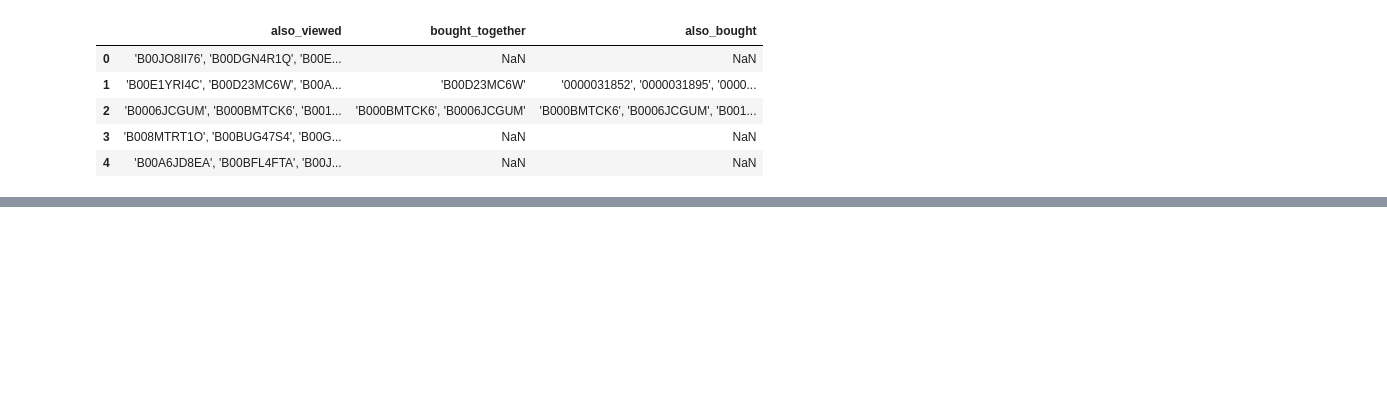
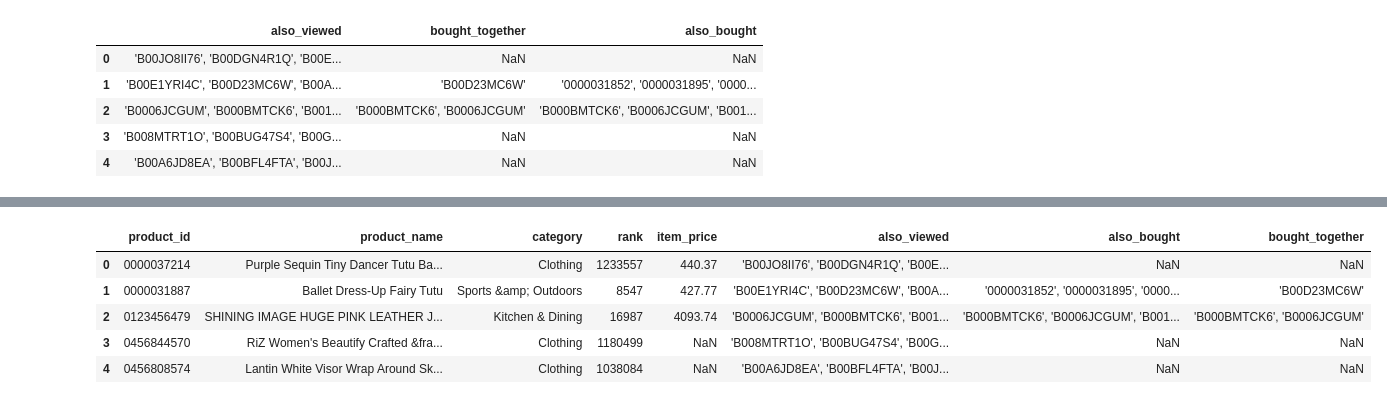
Before and after one commit to adithyarganesh/Quick-Basket, a Jupyter notebook: Preprocessing_part_2.ipynb, the cells around one changed output, grey strips where cells are left out. Cells and saved outputs as stored; diff of their text form; code cells hidden in the pictures; blank space fills up the shorter version.

```diff
--- a/Preprocessing_part_2.ipynb
+++ b/Preprocessing_part_2.ipynb
@@ -138,0 +265,2 @@ new_df = df.sort_values("rank")
+# %%
+dataset = sales
@@ -138,0 +278,11 @@ new_df = df.sort_values("rank")
+# %%
+dataset = dataset[['product_id', 'product_name', 'category', 'rank', 'item_price','also_viewed','also_bought','bought_together']]
+# %%
+dataset.head()
+# %% [output]
+|  | product_id | product_name | category | rank | item_price | also_viewed | also_bought | bought_together |
+| 0 | 0000037214 | Purple Sequin Tiny Dancer Tutu Ba... | Clothing | 1233557 | 440.37 | 'B00JO8II76', 'B00DGN4R1Q', 'B00E... | NaN | NaN |
+| 1 | 0000031887 | Ballet Dress-Up Fairy Tutu | Sports &amp; Outdoors | 8547 | 427.77 | 'B00E1YRI4C', 'B00D23MC6W', 'B00A... | '0000031852', '0000031895', '0000... | 'B00D23MC6W' |
+| 2 | 0123456479 | SHINING IMAGE HUGE PINK LEATHER J... | Kitchen & Dining | 16987 | 4093.74 | 'B0006JCGUM', 'B000BMTCK6', 'B001... | 'B000BMTCK6', 'B0006JCGUM', 'B001... | 'B000BMTCK6', 'B0006JCGUM' |
+| 3 | 0456844570 | RiZ Women's Beautify Crafted &fra... | Clothing | 1180499 | NaN | 'B008MTRT1O', 'B00BUG47S4', 'B00G... | NaN | NaN |
+| 4 | 0456808574 | Lantin White Visor Wrap Around Sk... | Clothing | 1038084 | NaN | 'B00A6JD8EA', 'B00BFL4FTA', 'B00J... | NaN | NaN |
```
Also changed, not shown: parts of 51 cells of this notebook, 8 other files.
